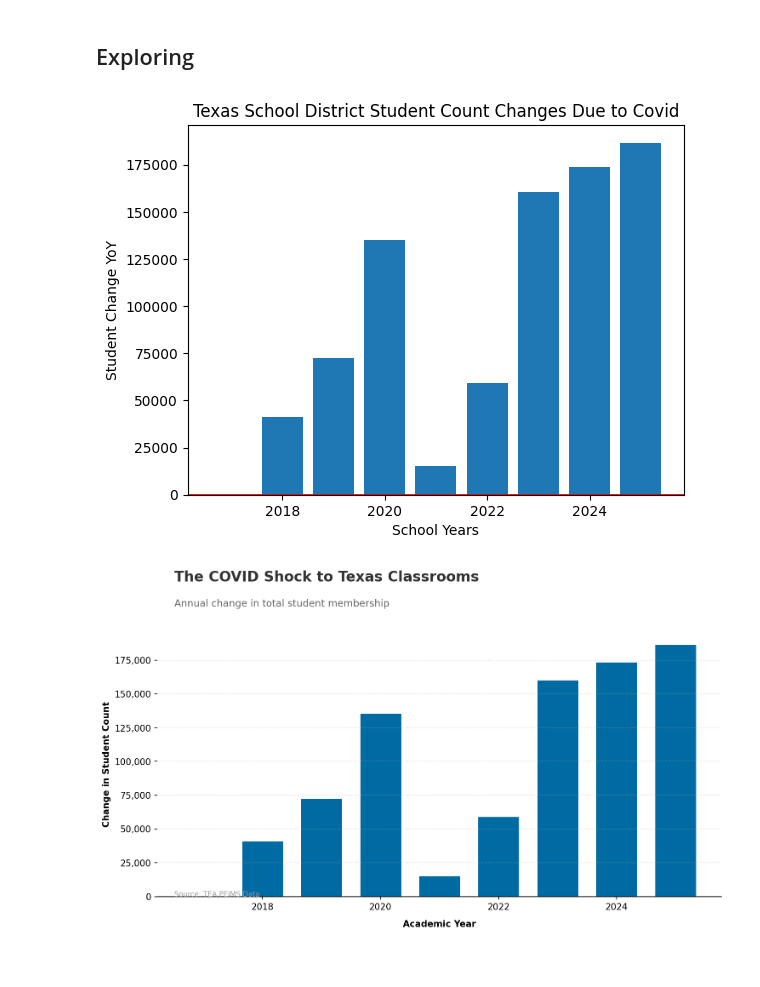
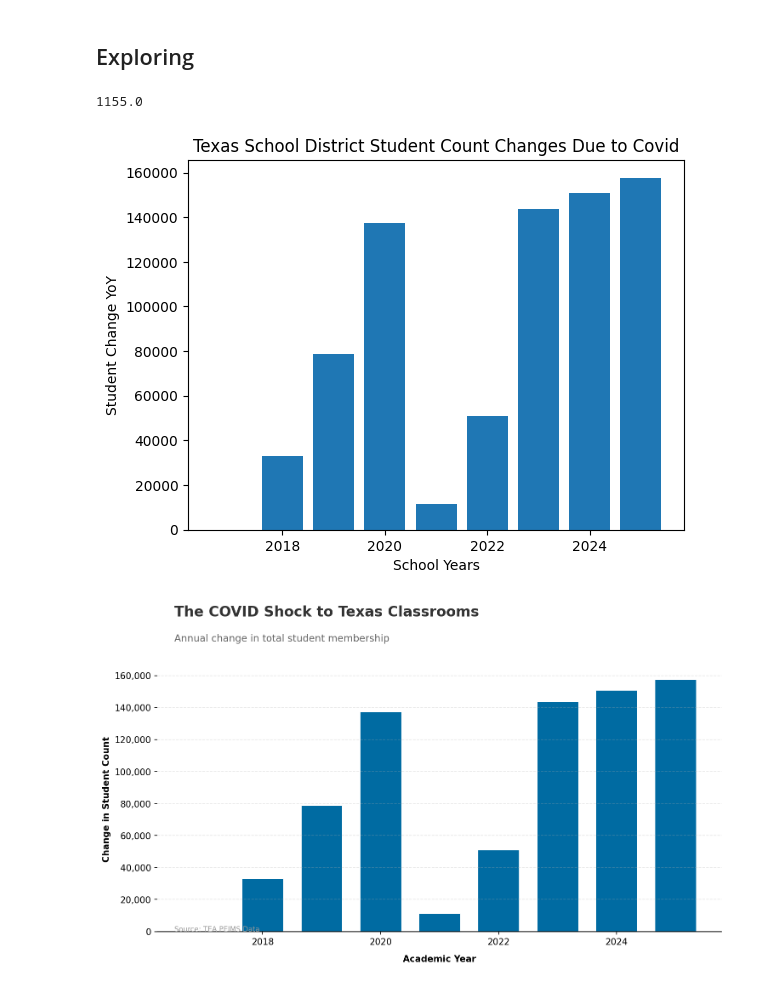
Before and after one commit to CristianS-D/Texas-Education-Data-Analysis, a Jupyter notebook: Exploring.ipynb, the cells around one changed output. Saved outputs shown, nothing was run; the diff lists cells and outputs as text; code cells hidden in the pictures.

Commit message:
updated cleaning, there were some discrepancies

```diff
--- a/Exploring.ipynb
+++ b/Exploring.ipynb
@@ -9,7 +9,21 @@ import matplotlib.ticker as mtick
 pd.set_option('display.max_columns', None)
 # %%
 # Load in data frames
-student_df = pd.read_csv(r"Clean Datasets\student_analysis_df.csv")
-staff_df = pd.read_csv(r"Clean Datasets\staff_analysis_df.csv")
+student_df = pd.read_csv(r"Clean Datasets\student_analysis_df.csv", dtype={'DISTRICT': str})
+staff_df = pd.read_csv(r"Clean Datasets\staff_analysis_df.csv", dtype={'DISTRICT': str})
+# %%
+student_df.shape[0]/student_df['Year'].nunique()
+# %% [output]
+1155.0
 # %%
-student_count_yoy = student_df[['Year', 'All Students Count']].groupby('Year').sum().reset_index()
+# CREATE: student_count_yoy
+student_count_yoy_df = student_df[['Year', 'All Students Count']].groupby('Year').sum().reset_index()
+
+student_count_yoy_df['YoY % Change'] = student_count_yoy_df['All Students Count'].pct_change() * 100
+student_count_yoy_df['YoY Difference'] = student_count_yoy_df['All Students Count'].diff()
+
+pre_covid_baseline = student_count_yoy_df.loc[student_count_yoy_df['Year']==2017, 'All Students Count'].item()
+student_count_yoy_df['Covid Recovery'] = student_count_yoy_df['All Students Count'] - pre_covid_baseline
+
+
+student_count_yoy = student_count_yoy_df[student_count_yoy_df["Year"]>=2017]
@@ -26,29 +30,28 @@ student_count_yoy = student_count_yoy[student_count_yoy["Year"]>=2017]
 # %%
-# Bar chart that visualizing covid change
+# VIZ: Bar chart that visualizing covid change
 
-plt.bar(student_count_yoy['Year'],  student_count_yoy['Covid Recovery'])
-plt.axhline(y=0, color='Red', linestyle='-', linewidth=2)
+plt.bar(student_count_yoy_df['Year'],  student_count_yoy_df['Covid Recovery'])
 
 # Add labels and a legend
 plt.xlabel('School Years')
 plt.ylabel('Student Change YoY')
 plt.title('Texas School District Student Count Changes Due to Covid')
 
 
 plt.show()
 # %% [output]
-[figure, old version]
+[figure, new version]
 # %%
-# Create visually appearling style chart
+# VIZ: Create visually sexy style chart
 
 # Set the professional figure size and DPI
 plt.figure(figsize=(10, 6), dpi=150)
 
 # 1. Create the bars with conditional coloring (Red for the drop, Blue for recovery)
 # Using your specific column names
-colors = ['#e3120b' if x < 0 else '#006ba2' for x in student_count_yoy['Covid Recovery']]
+colors = ['#e3120b' if x < 0 else '#006ba2' for x in student_count_yoy_df['Covid Recovery']]
 
-plt.bar(student_count_yoy['Year'], student_count_yoy['Covid Recovery'],
+plt.bar(student_count_yoy_df['Year'], student_count_yoy_df['Covid Recovery'],
         color=colors, width=0.7, edgecolor='white', linewidth=0.5)
 
 # 2. The Baseline (Your red line, made slightly cleaner)
@@ -64,13 +67,13 @@ ax.yaxis.grid(True, linestyle='--', alpha=0.3) # Subtle horizontal grid only
 
 # 4. Title & Labeling
 # Use 'plt.text' for the main title to align it to the far left (standard professional style)
-plt.text(x=student_count_yoy['Year'].min()-0.5,
+plt.text(x=student_count_yoy_df['Year'].min()-0.5,
          y=student_count_yoy['Covid Recovery'].max() * 1.25,
          s='The COVID Shock to Texas Classrooms',
          fontsize=16, fontweight='bold', color='#333333')
 
-plt.text(x=student_count_yoy['Year'].min()-0.5,
-         y=student_count_yoy['Covid Recovery'].max() * 1.15,
+plt.text(x=student_count_yoy_df['Year'].min()-0.5,
+         y=student_count_yoy_df['Covid Recovery'].max() * 1.15,
          s='Annual change in total student membership',
          fontsize=11, color='#666666')
 
@@ -78,14 +81,14 @@ plt.xlabel('Academic Year', fontsize=10, fontweight='bold', labelpad=10)
 plt.ylabel('Change in Student Count', fontsize=10, fontweight='bold')
 
 # 5. Add a source tag at the bottom
-plt.text(x=student_count_yoy['Year'].min()-0.5,
-         y=student_count_yoy['Covid Recovery'].min() * 1.3,
+plt.text(x=student_count_yoy_df['Year'].min()-0.5,
+         y=student_count_yoy_df['Covid Recovery'].min() * -1.5,
          s='Source: TEA PEIMS Data', fontsize=8, color='#999999')
 
 plt.tight_layout()
 plt.show()
 # %% [output]
-[figure, old version]
+[figure, new version]
 # %%
 def remove_row_groups(df, column_name, ):
     """
```
Also changed, not shown: parts of 6 cells of this notebook, 3 other files.
